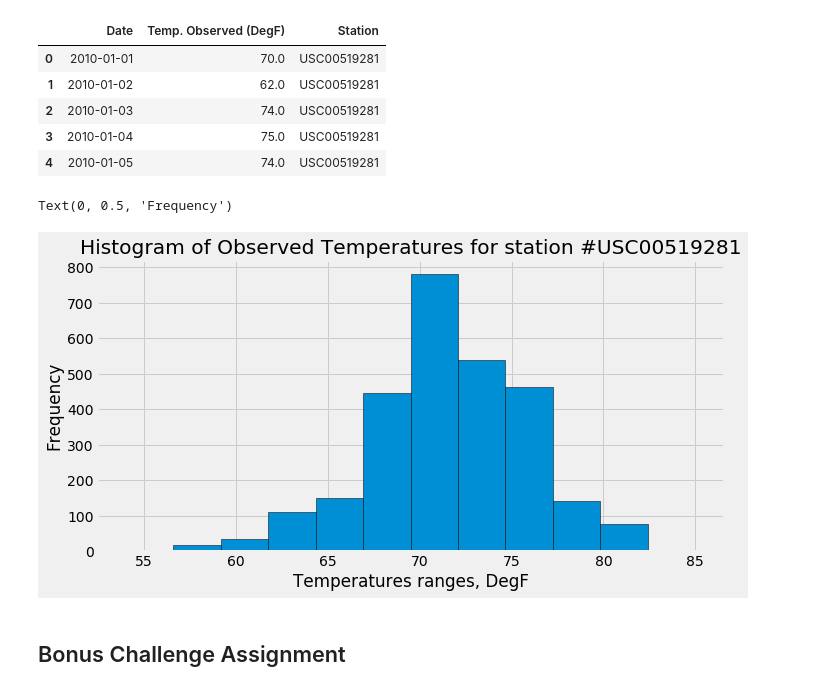
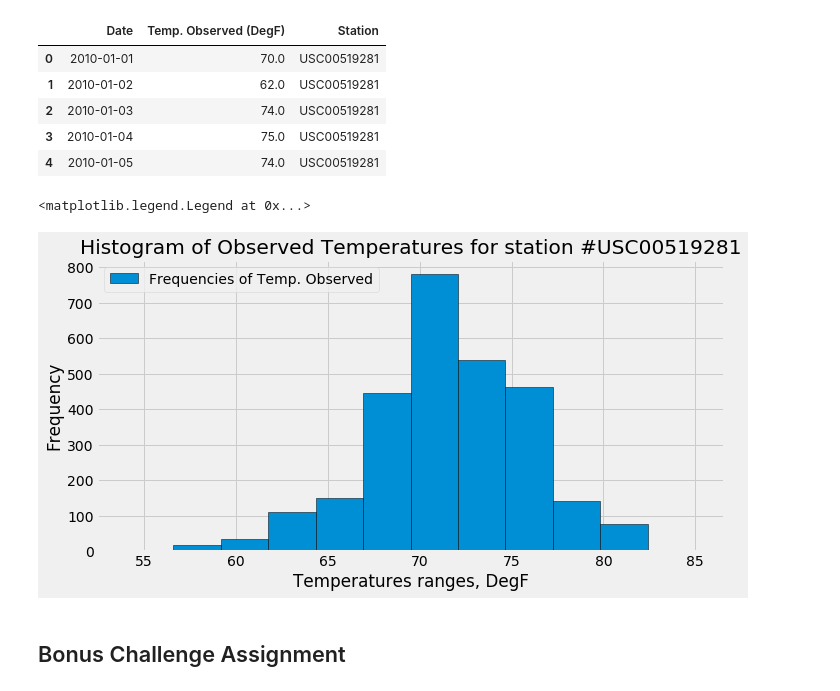
Before and after one commit to IrinaUX/sqlalchemy-challenge, a Jupyter notebook: station_analysis.ipynb, the cells around one changed output. Saved outputs shown, nothing was run; the diff lists cells and outputs as text; code cells hidden in the pictures.

```diff
--- a/station_analysis.ipynb
+++ b/station_analysis.ipynb
@@ -581,9 +511,9 @@ len(sta_USC00519281)
 2772
 # %%
 # Create df based on the sta_USC00519281 station
-station_df = pd.DataFrame(sta_USC00519281)
-station_df.columns = ['Date', 'Temp. Observed (DegF)', 'Station']
-station_df.head()
+sta_USC00519281_df = pd.DataFrame(sta_USC00519281)
+sta_USC00519281_df.columns = ['Date', 'Temp. Observed (DegF)', 'Station']
+sta_USC00519281_df.head()
 # %% [output]
 |  | Date | Temp. Observed (DegF) | Station |
 | 0 | 2010-01-01 | 70.0 | USC00519281 |
@@ -593,13 +523,14 @@ station_df.head()
 | 4 | 2010-01-05 | 74.0 | USC00519281 |
 # %%
 # Create a histogram of the temperature frequencies for the identified station
-station_df['Temp. Observed (DegF)'].hist(bins=12, xrot=0, figsize=(10,5), ec="k")
+sta_USC00519281_df['Temp. Observed (DegF)'].hist(bins=12, xrot=0, figsize=(10,5), ec="k")
 plt.title("Histogram of Observed Temperatures for station #USC00519281")
 plt.xlabel("Temperatures ranges, DegF")
 plt.ylabel("Frequency")
+plt.legend(['Frequencies of Temp. Observed'])
 # %% [output]
-Text(0, 0.5, 'Frequency')
+<matplotlib.legend.Legend at 0x...>
-[figure, old version]
+[figure, new version]
 # %% [markdown]
 ## Bonus Challenge Assignment
 # %%
```
Also changed, not shown: parts of 29 cells of this notebook.
